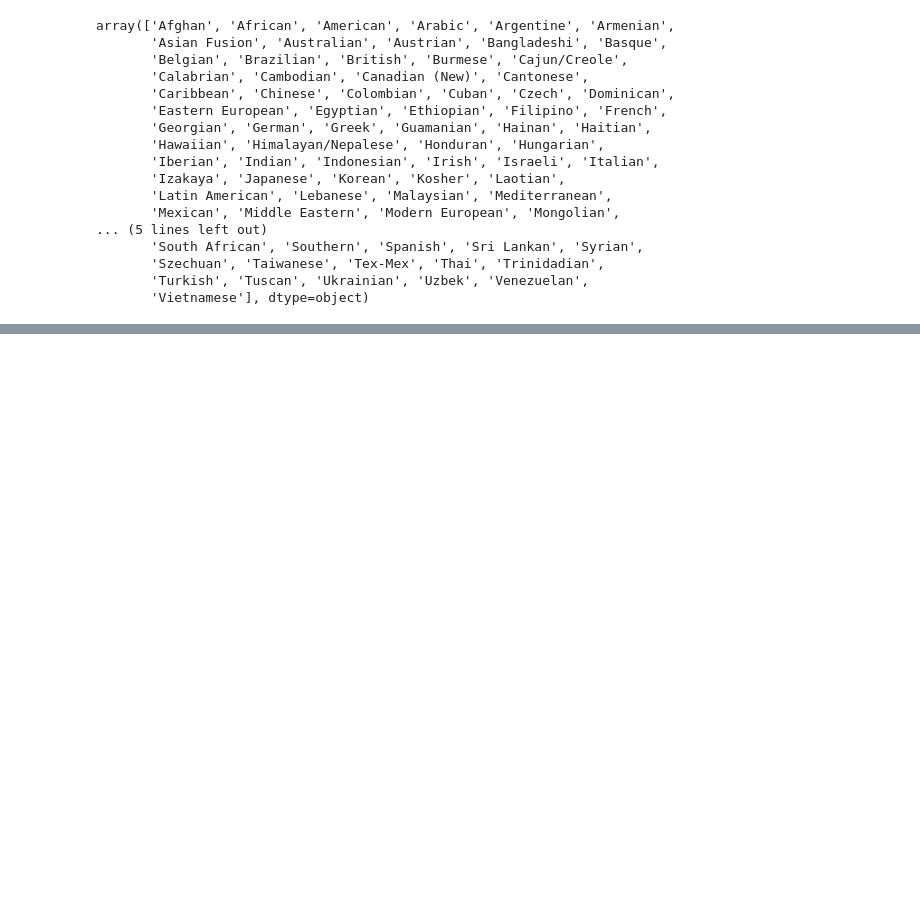
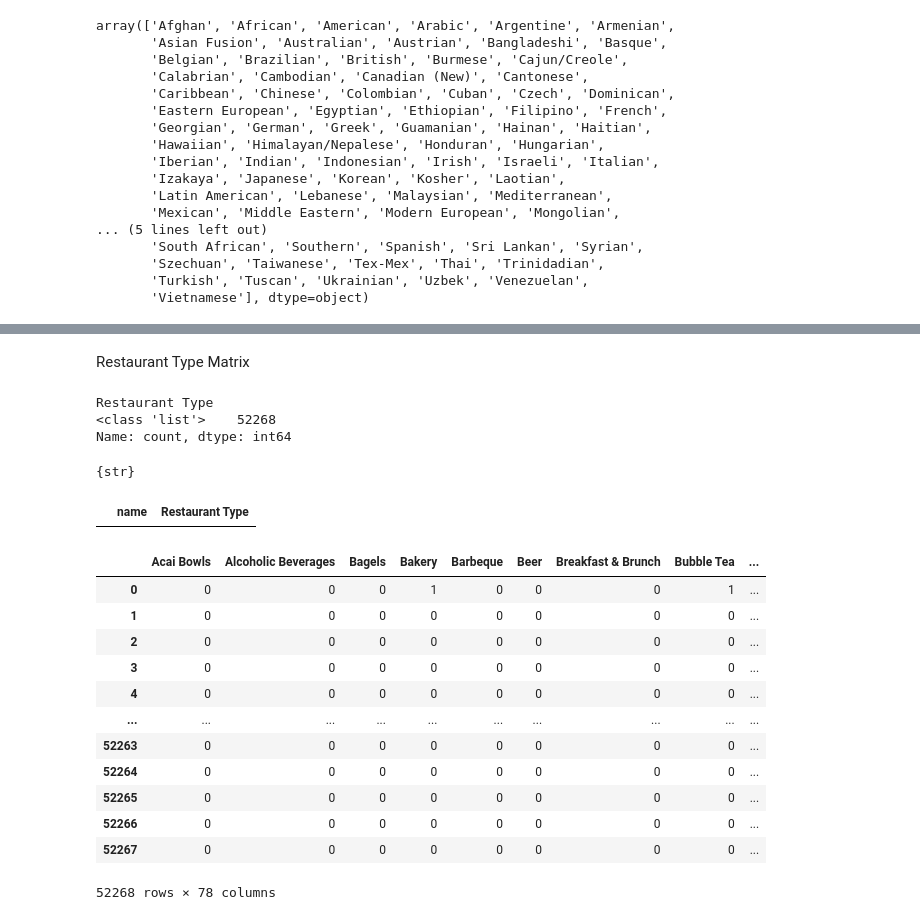
Before and after one commit to egaverilla-thestudent/Restaurant-Recommendation-System-Redux, a Jupyter notebook: notebooks/03_feature_engineering.ipynb, the cells around one changed output, grey strips where cells are left out. Saved outputs shown, nothing was run; the diff lists cells and outputs as text; code cells hidden in the pictures; blank space fills up the shorter version.

```diff
--- a/notebooks/03_feature_engineering.ipynb
+++ b/notebooks/03_feature_engineering.ipynb
@@ -219,0 +222,47 @@ pd.DataFrame(cuisine_mlb,columns=mlb.classes_)
+# %% [markdown]
+Restaurant Type Matrix
+# %%
+restaurants["Restaurant Type"].apply(type).value_counts()
+# %% [output]
+Restaurant Type
+<class 'list'>    52268
+Name: count, dtype: int64
+# %%
+all_types = set()
+
+for lst in restaurants["Restaurant Type"]:
+    all_types.update(type(x) for x in lst)
+
+all_types
+# %% [output]
+{str}
+# %%
+restaurants[
+    restaurants["Restaurant Type"].apply(
+        lambda lst: any(not isinstance(x, str) for x in lst)
+    )
+][["name", "Restaurant Type"]]
+# %% [output]
+|  | name | Restaurant Type |
+# %%
+restaurant_type_mlb = mlb.fit_transform(restaurants["Restaurant Type"])
+
+restaurant_type = mlb.inverse_transform(restaurant_type_mlb)
+
+restaurant_type_df = pd.DataFrame(restaurant_type_mlb, columns=mlb.classes_)
+
+restaurant_type_df
+# %% [output]
+|  | Acai Bowls | Alcoholic Beverages | Bagels | Bakery | Barbeque | Beer | Breakfast & Brunch | Bubble Tea | ... |
+| 0 | 0 | 0 | 0 | 1 | 0 | 0 | 0 | 1 | ... |
+| 1 | 0 | 0 | 0 | 0 | 0 | 0 | 0 | 0 | ... |
+| 2 | 0 | 0 | 0 | 0 | 0 | 0 | 0 | 0 | ... |
+| 3 | 0 | 0 | 0 | 0 | 0 | 0 | 0 | 0 | ... |
+| 4 | 0 | 0 | 0 | 0 | 0 | 0 | 0 | 0 | ... |
+| ... | ... | ... | ... | ... | ... | ... | ... | ... | ... |
+| 52263 | 0 | 0 | 0 | 0 | 0 | 0 | 0 | 0 | ... |
+| 52264 | 0 | 0 | 0 | 0 | 0 | 0 | 0 | 0 | ... |
+| 52265 | 0 | 0 | 0 | 0 | 0 | 0 | 0 | 0 | ... |
+| 52266 | 0 | 0 | 0 | 0 | 0 | 0 | 0 | 0 | ... |
+| 52267 | 0 | 0 | 0 | 0 | 0 | 0 | 0 | 0 | ... |
+52268 rows × 78 columns
```
Also changed, not shown: parts of 9 cells of this notebook.
